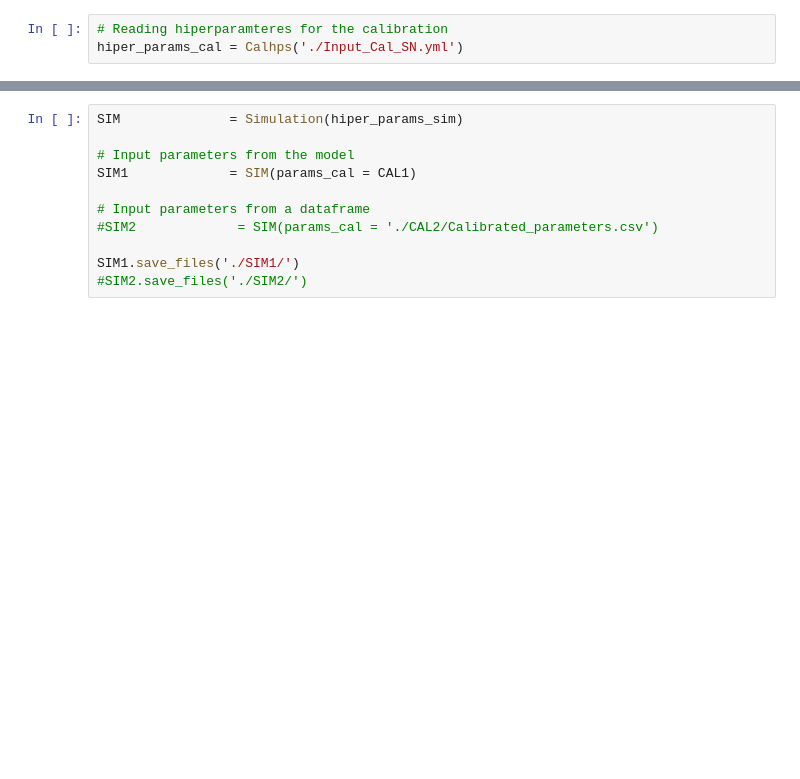
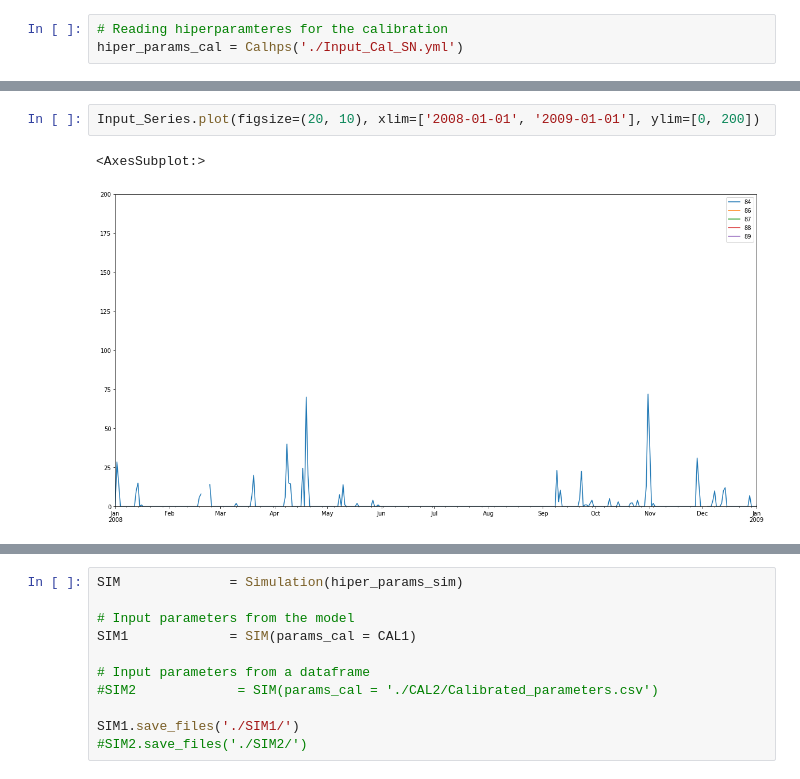
Before and after one commit to IHCantabria/NEOPRENE, a Jupyter notebook: notebooks/STNSRP_test.ipynb, the cells around one changed output, grey strips where cells are left out. Cells and saved outputs as stored; diff of their text form; blank space fills up the shorter version.

```diff
--- a/notebooks/STNSRP_test.ipynb
+++ b/notebooks/STNSRP_test.ipynb
@@ -161,0 +967,5 @@ statistics_model_1 = Statistics(hiper_params_cal, time_series = Input_Series, at
+# %%
+Input_Series.plot(figsize=(20, 10), xlim=['2008-01-01', '2009-01-01'], ylim=[0, 200])
+# %% [output]
+<AxesSubplot:>
+[figure, added]
```
Also changed, not shown: parts of 69 cells of this notebook, 7 other files.
